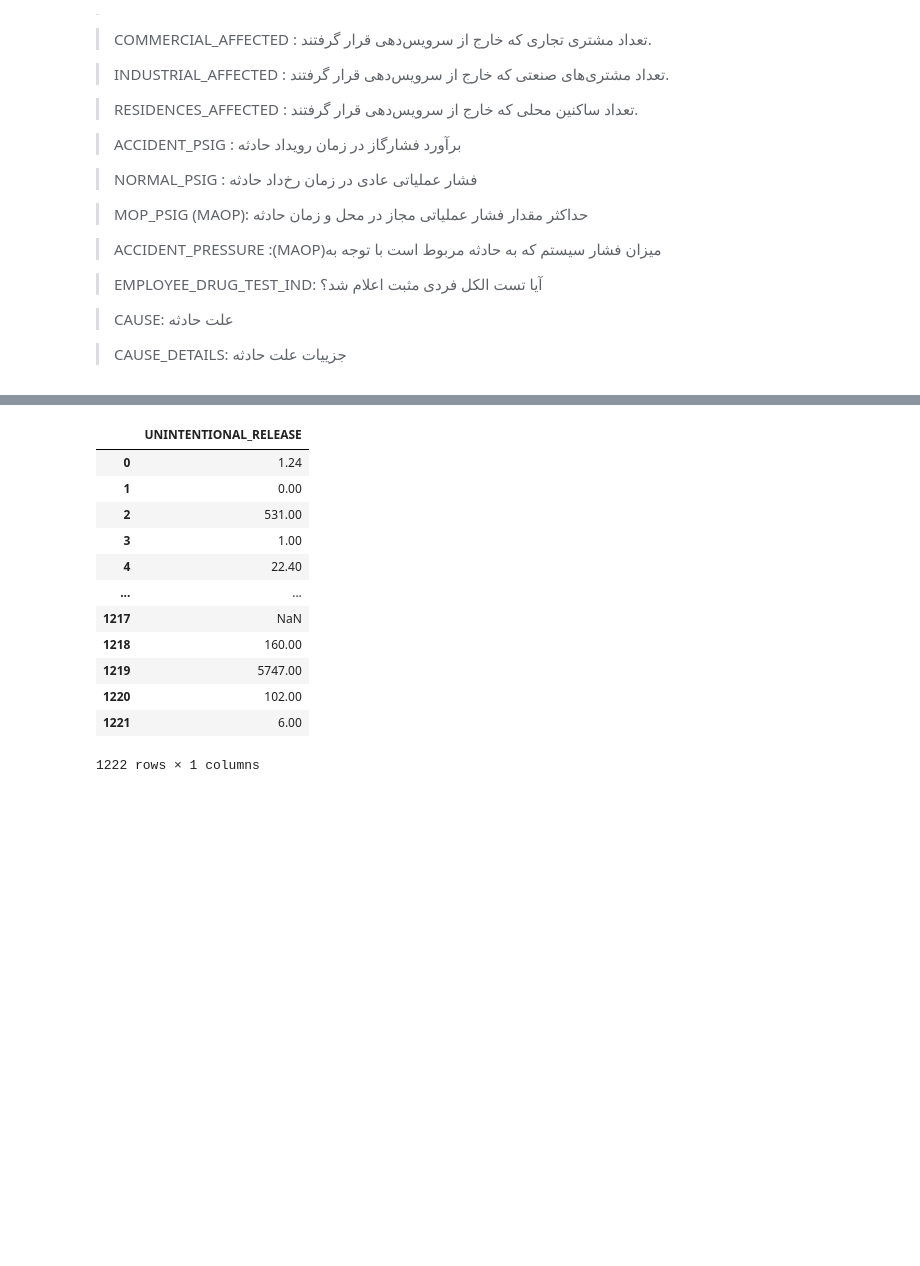
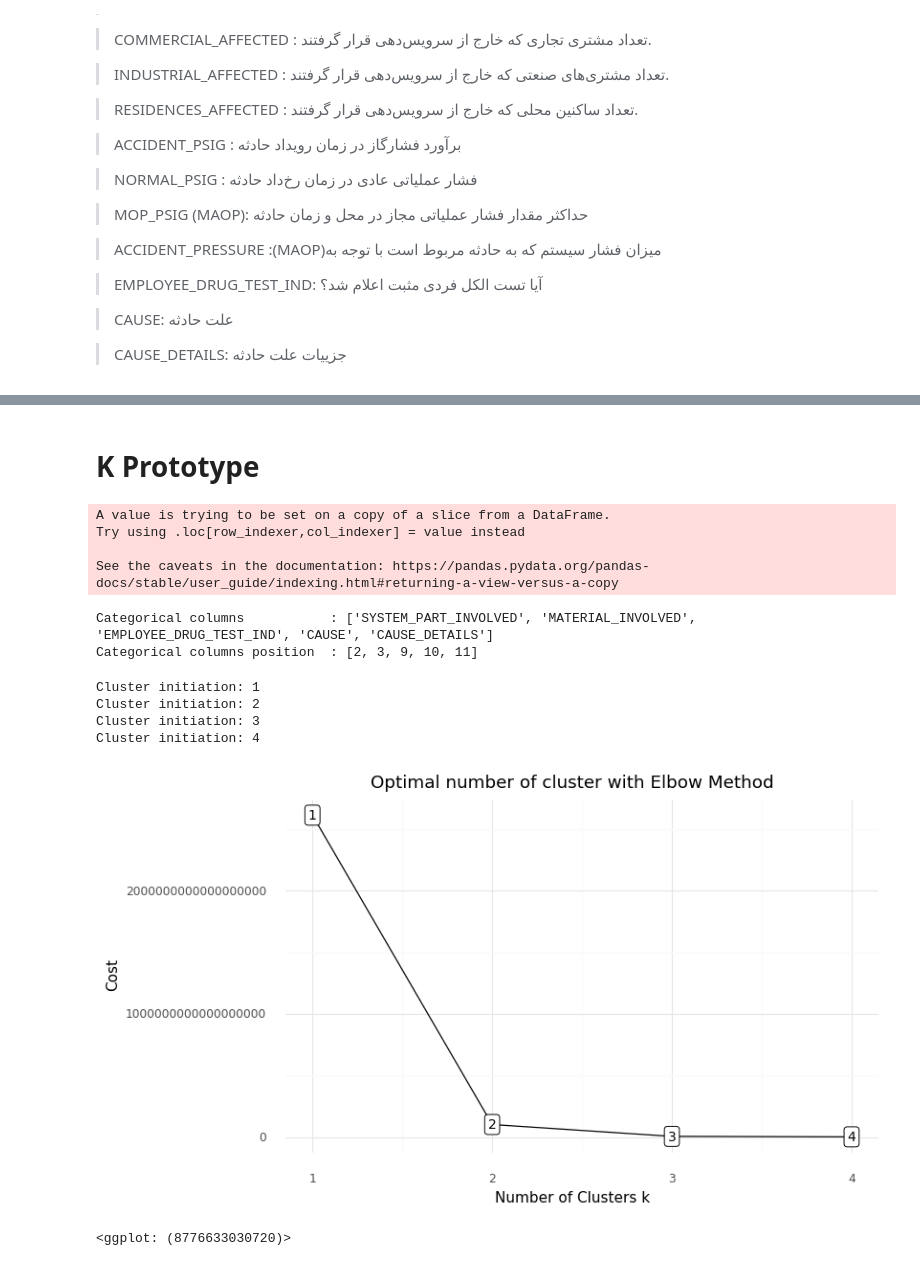
Before and after one commit to sheperd007/Predictive-maintenance-in-the-gas-industry, a Jupyter notebook: Gas Pipeline Distribution (PHMSA)/Hamid Jahani.ipynb, the cells around one changed output, grey strips where cells are left out. Cells and saved outputs as stored; diff of their text form; code cells hidden in the pictures; blank space fills up the shorter version.

Commit message:
K prototype for PHMSA Data. Initial implementation

```diff
--- a/Gas Pipeline Distribution (PHMSA)/Hamid Jahani.ipynb
+++ b/Gas Pipeline Distribution (PHMSA)/Hamid Jahani.ipynb
@@ -194,16 +190,59 @@ Data=data[["UNINTENTIONAL_RELEASE","FATAL","INJURE","SYSTEM_PART_INVOLVED","MATE
-# %%
-Data
-# %% [output]
-|  | UNINTENTIONAL_RELEASE |
-| 0 | 1.24 |
-| 1 | 0.00 |
-| 2 | 531.00 |
-| 3 | 1.00 |
-| 4 | 22.40 |
-| ... | ... |
-| 1217 | NaN |
-| 1218 | 160.00 |
-| 1219 | 5747.00 |
-| 1220 | 102.00 |
-| 1221 | 6.00 |
-1222 rows × 1 columns
+# %% [markdown]
+# K Prototype
+# %%
+Data=data[["FATAL","INJURE","SYSTEM_PART_INVOLVED","MATERIAL_INVOLVED","PRPTY","COMMERCIAL_AFFECTED","INDUSTRIAL_AFFECTED","RESIDENCES_AFFECTED","ACCIDENT_PSIG","EMPLOYEE_DRUG_TEST_IND","CAUSE","CAUSE_DETAILS"]]
+# %%
+for i in Data:
+    if Data[i].dtype=="object":
+        Data[i] = Data[i].astype("category")
+# %% [output]
+A value is trying to be set on a copy of a slice from a DataFrame.
+Try using .loc[row_indexer,col_indexer] = value instead
+
+See the caveats in the documentation: https://pandas.pydata.org/pandas-docs/stable/user_guide/indexing.html#returning-a-view-versus-a-copy
+# %%
+# Get the position of categorical columns
+catColumnsPos = [Data.columns.get_loc(col) for col in list(Data.select_dtypes('category').columns)]
+print('Categorical columns           : {}'.format(list(Data.select_dtypes('category').columns)))
+print('Categorical columns position  : {}'.format(catColumnsPos))
+# %% [output]
+Categorical columns           : ['SYSTEM_PART_INVOLVED', 'MATERIAL_INVOLVED', 'EMPLOYEE_DRUG_TEST_IND', 'CAUSE', 'CAUSE_DETAILS']
+Categorical columns position  : [2, 3, 9, 10, 11]
+# %%
+# Choose optimal K using Elbow method
+cost = []
+for cluster in range(1, 10):
+    try:
+        kprototype = KPrototypes(n_jobs = -1, n_clusters = cluster, init = 'Huang')
+        kprototype.fit_predict(Data, categorical = catColumnsPos)
+        cost.append(kprototype.cost_)
+        print('Cluster initiation: {}'.format(cluster))
+    except:
+        break
+# Converting the results into a dataframe and plotting them
+df_cost = pd.DataFrame({'Cluster':range(1, len(cost)+1), 'Cost':cost})
+# Data viz
+plotnine.options.figure_size = (8, 4.8)
+(
+    ggplot(data = df_cost)+
+    geom_line(aes(x = 'Cluster',
+                  y = 'Cost'))+
+    geom_point(aes(x = 'Cluster',
+                   y = 'Cost'))+
+    geom_label(aes(x = 'Cluster',
+                   y = 'Cost',
+                   label = 'Cluster'),
+               size = 10,
+               nudge_y = 1000) +
+    labs(title = 'Optimal number of cluster with Elbow Method')+
+    xlab('Number of Clusters k')+
+    ylab('Cost')+
+    theme_minimal()
+)
+# %% [output]
+Cluster initiation: 1
+Cluster initiation: 2
+Cluster initiation: 3
+Cluster initiation: 4
+[figure, added]
+<ggplot: (8776633030720)>
```
Also changed, not shown: parts of 12 cells of this notebook.
